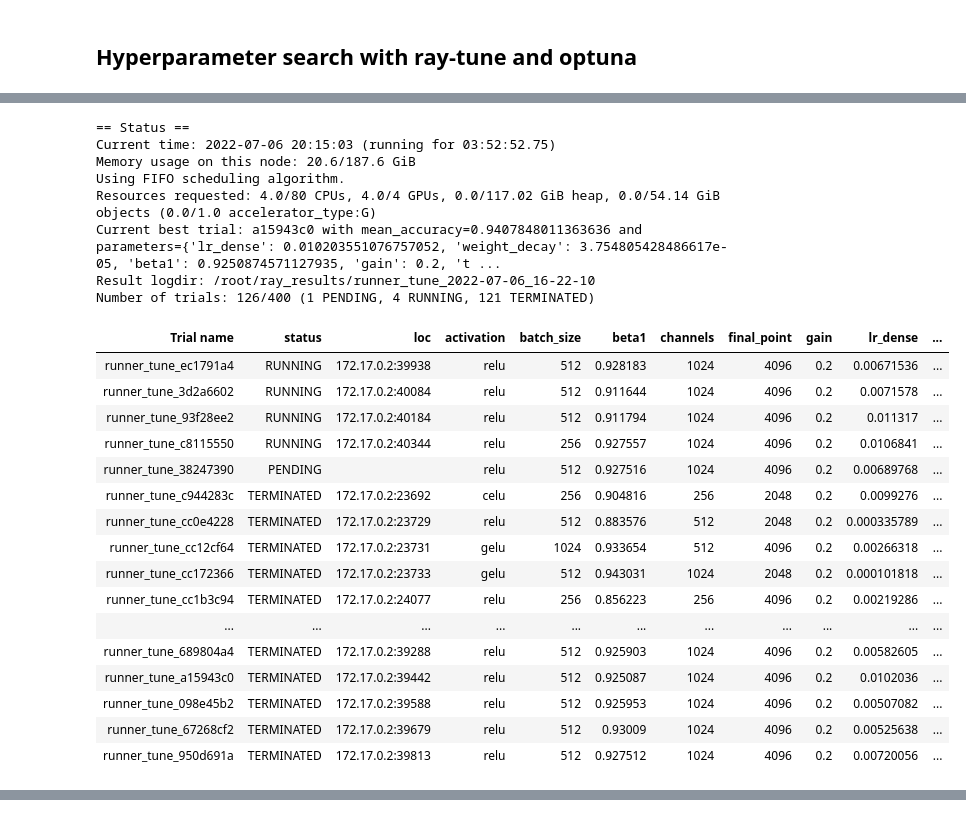
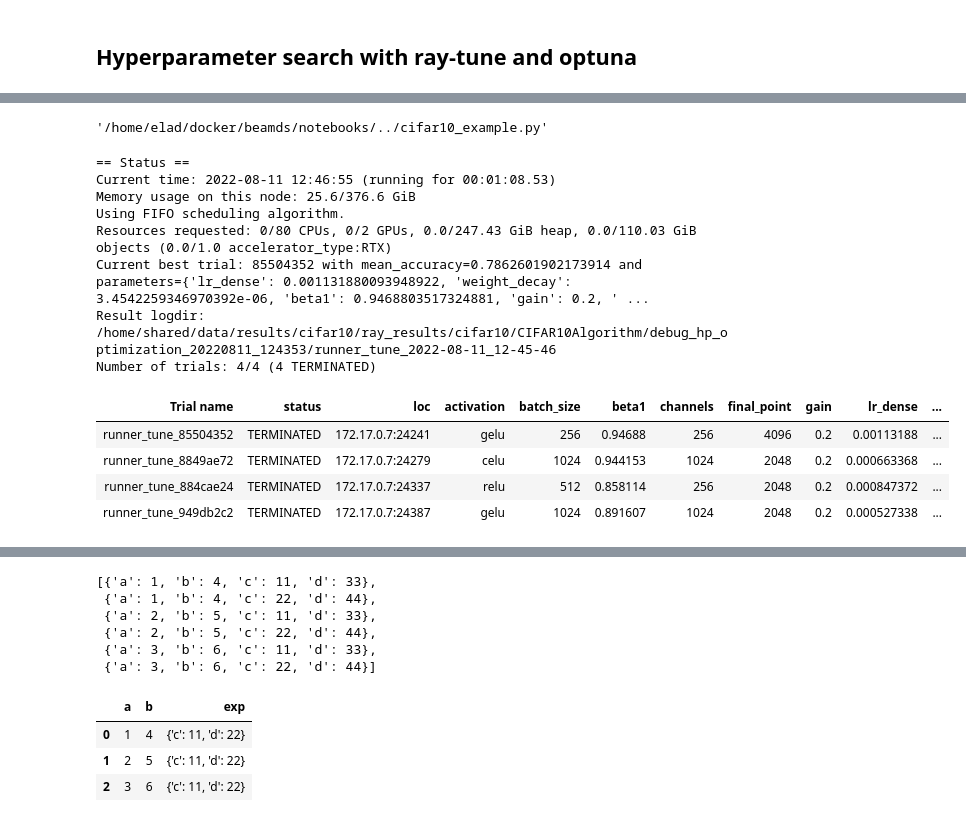
Before and after one commit to mlutils/beamds, a Jupyter notebook: notebooks/beam_cifar10.ipynb, the cells around one changed output, grey strips where cells are left out. Cells and saved outputs as stored; diff of their text form; code cells hidden in the pictures.

Commit message:
update study

```diff
--- a/notebooks/beam_cifar10.ipynb
+++ b/notebooks/beam_cifar10.ipynb
@@ -301,10 +355,10 @@ KeyboardInterrupt:
 ## Hyperparameter search with ray-tune and optuna
 # %%
 args = beam_arguments(f"--project-name=cifar10 --root-dir={root_dir} --algorithm=CIFAR10Algorithm --device=0 --amp --lr-d=1e-3 --batch-size=512",
-                      "--n-epochs=40 --clip-gradient=1000 --parallel=0 --accumulate=1 --no-deterministic",
+                      "--n-epochs=2 --clip-gradient=1000 --parallel=0 --accumulate=1 --no-deterministic",
                       "--weight-decay=1e-5 --beta1=0.9 --beta2=0.9",
                       path_to_data=path_to_data, dropout=.0, activation='relu', channels=512, label_smoothing=.2,
                       padding=6, gain=.2, turn_point=1024, final_point=3000, minimal_gain=.05, temperature=1)
 
-study = Study(args, Alg=CIFAR10Algorithm, Dataset=CIFAR10Dataset, print_results=True)
+study = Study(args, Alg=CIFAR10Algorithm, Dataset=CIFAR10Dataset, print_results=False)
 # %% [output]
@@ -328,3 +384,7 @@ study = Study(args, Alg=CIFAR10Algorithm, Dataset=CIFAR10Dataset, print_results=
+# %%
+inspect.getfile(CIFAR10Algorithm)
+# %% [output]
+'/home/elad/docker/beamds/notebooks/../cifar10_example.py'
 # %%
 # hebo = HEBOSearch(metric="mean_accuracy", mode="max")
 
@@ -342,53 +402,44 @@ study = Study(args, Alg=CIFAR10Algorithm, Dataset=CIFAR10Dataset, print_results=
 #                        max_concurrent_trials=4,
 #                        resources_per_trial={"gpu": 1},
 #                        mode="max",
 #                        search_alg=hebo,
 #                       progress_reporter=JupyterNotebookReporter(overwrite=True),
 #                        num_samples=400)
 
+# runtime_env = {"working_dir": "../examples/" }
+runtime_env = {"working_dir": ".." }
+
 
 analysis = study.tune(config={"lr_dense": tune.loguniform(1e-4, 2e-2),
                               "weight_decay": tune.loguniform(1e-6, 1e-2),
                               "beta1": tune.loguniform(.85, .95),
                               "gain": tune.uniform(0.2, .2),
                               "temperature": tune.uniform(0.05, 2.),
                               "minimal_gain": tune.loguniform(.01, .1),
                               "channels": tune.choice([256, 512, 1024]),
                               "padding": tune.choice([4, 6, 8]),
                               "turn_point": tune.choice([256, 512, 1024]),
                               "final_point": tune.choice([2048, 2048*1.5, 2048*2]),
                               "batch_size": tune.choice([256, 512, 1024]),
                               "activation": tune.choice(['relu', 'celu', 'gelu']),},
                        metric="mean_accuracy",
                        max_concurrent_trials=8,
                        resources_per_trial={"gpu": 1},
                        mode="max",
                        search_alg=OptunaSearch(),
                       progress_reporter=JupyterNotebookReporter(overwrite=True),
-                       num_samples=400)
+                       num_samples=4, runtime_env=runtime_env)
 # %% [output]
 == Status ==
-Current time: 2022-07-06 20:15:03 (running for 03:52:52.75)
-Memory usage on this node: 20.6/187.6 GiB
+Current time: 2022-08-11 12:46:55 (running for 00:01:08.53)
+Memory usage on this node: 25.6/376.6 GiB
 Using FIFO scheduling algorithm.
-Resources requested: 4.0/80 CPUs, 4.0/4 GPUs, 0.0/117.02 GiB heap, 0.0/54.14 GiB objects (0.0/1.0 accelerator_type:G)
-Current best trial: a15943c0 with mean_accuracy=0.9407848011363636 and parameters={'lr_dense': 0.010203551076757052, 'weight_decay': 3.754805428486617e-05, 'beta1': 0.9250874571127935, 'gain': 0.2, 't ...
-Result logdir: /root/ray_results/runner_tune_2022-07-06_16-22-10
-Number of trials: 126/400 (1 PENDING, 4 RUNNING, 121 TERMINATED)
+Resources requested: 0/80 CPUs, 0/2 GPUs, 0.0/247.43 GiB heap, 0.0/110.03 GiB objects (0.0/1.0 accelerator_type:RTX)
+Current best trial: 85504352 with mean_accuracy=0.7862601902173914 and parameters={'lr_dense': 0.001131880093948922, 'weight_decay': 3.4542259346970392e-06, 'beta1': 0.9468803517324881, 'gain': 0.2, ' ...
+Result logdir: /home/shared/data/results/cifar10/ray_results/cifar10/CIFAR10Algorithm/debug_hp_optimization_20220811_124353/runner_tune_2022-08-11_12-45-46
+Number of trials: 4/4 (4 TERMINATED)
 | Trial name | status | loc | activation | batch_size | beta1 | channels | final_point | gain | lr_dense | ... |
-| runner_tune_ec1791a4 | RUNNING | 172.17.0.2:39938 | relu | 512 | 0.928183 | 1024 | 4096 | 0.2 | 0.00671536 | ... |
-| runner_tune_3d2a6602 | RUNNING | 172.17.0.2:40084 | relu | 512 | 0.911644 | 1024 | 4096 | 0.2 | 0.0071578 | ... |
-| runner_tune_93f28ee2 | RUNNING | 172.17.0.2:40184 | relu | 512 | 0.911794 | 1024 | 4096 | 0.2 | 0.011317 | ... |
-| runner_tune_c8115550 | RUNNING | 172.17.0.2:40344 | relu | 256 | 0.927557 | 1024 | 4096 | 0.2 | 0.0106841 | ... |
-| runner_tune_38247390 | PENDING |  | relu | 512 | 0.927516 | 1024 | 4096 | 0.2 | 0.00689768 | ... |
-| runner_tune_c944283c | TERMINATED | 172.17.0.2:23692 | celu | 256 | 0.904816 | 256 | 2048 | 0.2 | 0.0099276 | ... |
-| runner_tune_cc0e4228 | TERMINATED | 172.17.0.2:23729 | relu | 512 | 0.883576 | 512 | 2048 | 0.2 | 0.000335789 | ... |
-| runner_tune_cc12cf64 | TERMINATED | 172.17.0.2:23731 | gelu | 1024 | 0.933654 | 512 | 4096 | 0.2 | 0.00266318 | ... |
-| runner_tune_cc172366 | TERMINATED | 172.17.0.2:23733 | gelu | 512 | 0.943031 | 1024 | 2048 | 0.2 | 0.000101818 | ... |
-| runner_tune_cc1b3c94 | TERMINATED | 172.17.0.2:24077 | relu | 256 | 0.856223 | 256 | 4096 | 0.2 | 0.00219286 | ... |
-| ... | ... | ... | ... | ... | ... | ... | ... | ... | ... | ... |
-| runner_tune_689804a4 | TERMINATED | 172.17.0.2:39288 | relu | 512 | 0.925903 | 1024 | 4096 | 0.2 | 0.00582605 | ... |
-| runner_tune_a15943c0 | TERMINATED | 172.17.0.2:39442 | relu | 512 | 0.925087 | 1024 | 4096 | 0.2 | 0.0102036 | ... |
-| runner_tune_098e45b2 | TERMINATED | 172.17.0.2:39588 | relu | 512 | 0.925953 | 1024 | 4096 | 0.2 | 0.00507082 | ... |
-| runner_tune_67268cf2 | TERMINATED | 172.17.0.2:39679 | relu | 512 | 0.93009 | 1024 | 4096 | 0.2 | 0.00525638 | ... |
-| runner_tune_950d691a | TERMINATED | 172.17.0.2:39813 | relu | 512 | 0.927512 | 1024 | 4096 | 0.2 | 0.00720056 | ... |
+| runner_tune_85504352 | TERMINATED | 172.17.0.7:24241 | gelu | 256 | 0.94688 | 256 | 4096 | 0.2 | 0.00113188 | ... |
+| runner_tune_8849ae72 | TERMINATED | 172.17.0.7:24279 | celu | 1024 | 0.944153 | 1024 | 2048 | 0.2 | 0.000663368 | ... |
+| runner_tune_884cae24 | TERMINATED | 172.17.0.7:24337 | relu | 512 | 0.858114 | 256 | 2048 | 0.2 | 0.000847372 | ... |
+| runner_tune_949db2c2 | TERMINATED | 172.17.0.7:24387 | gelu | 1024 | 0.891607 | 1024 | 2048 | 0.2 | 0.000527338 | ... |
@@ -394,0 +455,9 @@ Number of trials: 126/400 (1 PENDING, 4 RUNNING, 121 TERMINATED)
+# %%
+[it[1].to_dict() for it in list(df.iterrows())]
+# %% [output]
+[{'a': 1, 'b': 4, 'c': 11, 'd': 33},
+ {'a': 1, 'b': 4, 'c': 22, 'd': 44},
+ {'a': 2, 'b': 5, 'c': 11, 'd': 33},
+ {'a': 2, 'b': 5, 'c': 22, 'd': 44},
+ {'a': 3, 'b': 6, 'c': 11, 'd': 33},
+ {'a': 3, 'b': 6, 'c': 22, 'd': 44}]
@@ -394,0 +466,7 @@ Number of trials: 126/400 (1 PENDING, 4 RUNNING, 121 TERMINATED)
+# %%
+df
+# %% [output]
+|  | a | b | exp |
+| 0 | 1 | 4 | {'c': 11, 'd': 22} |
+| 1 | 2 | 5 | {'c': 11, 'd': 22} |
+| 2 | 3 | 6 | {'c': 11, 'd': 22} |
```
Also changed, not shown: parts of 19 cells of this notebook, 8 other files.
